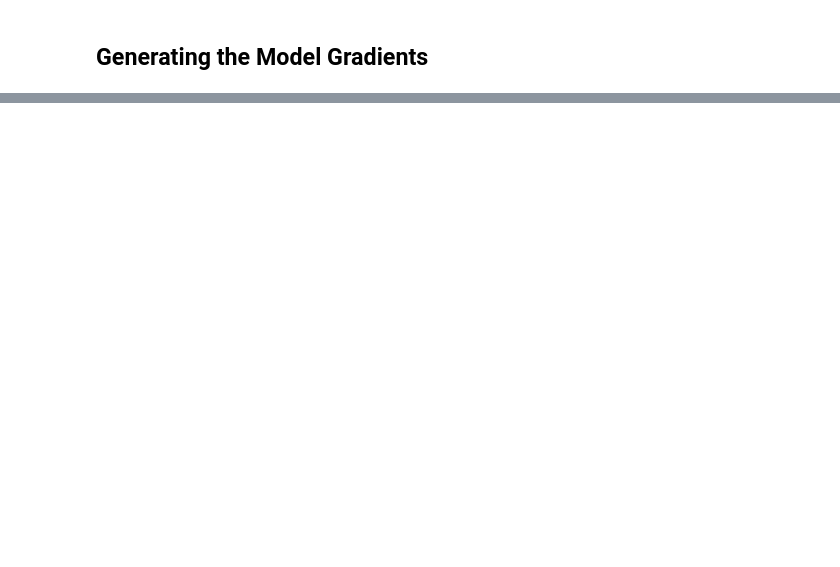
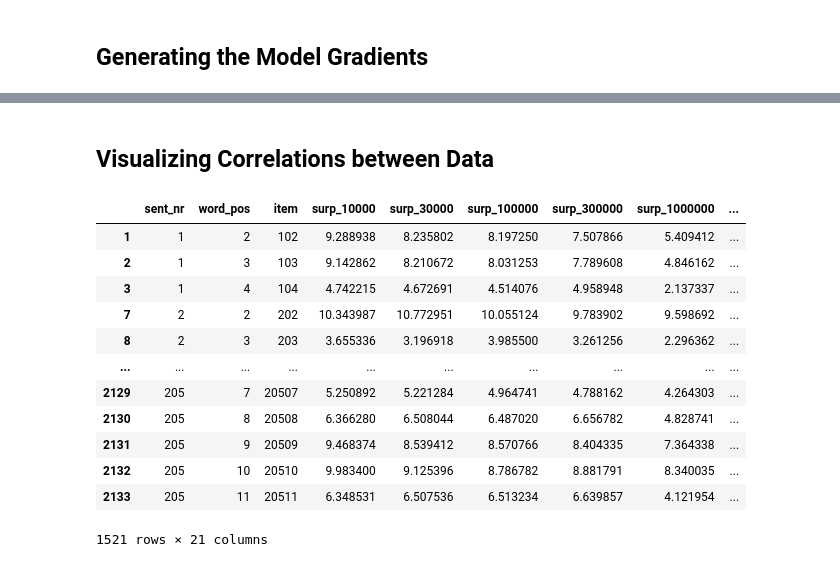
Before and after one commit to daanbrugmans/ru-computational-psycholinguistics-23-24, a Jupyter notebook: assignment-2/code/main.ipynb, the cells around one changed output, grey strips where cells are left out. Drawn from its saved outputs; the diff is of its cells as text; code cells hidden in the pictures; blank space fills up the shorter version.

Commit message:
WIP visualizing results

```diff
--- a/assignment-2/code/main.ipynb
+++ b/assignment-2/code/main.ipynb
@@ -123,0 +149,59 @@ KeyboardInterrupt:
+# %% [markdown]
+## Visualizing Correlations between Data
+# %%
+def draw_lineplot(x_axis_name: str, y_axis_name: str, df: pd.DataFrame, x_axis_label: str = None, y_axis_label: str = None, title: str = None) -> pd.DataFrame:
+    # Draw a linear regression plot, a scatter plot with a linear regression line on top of it
+    plt.figure()
+    plot = sns.lmplot(x=x_axis_name, y=y_axis_name, data=df, seed=3131, line_kws={"color": "C1"})
+
+    if (x_axis_label is not None) and (y_axis_label is not None):
+        plot.set_axis_labels(x_axis_label, y_axis_label)
+
+    if title is not None:
+        plt.title(title)
+
+    # Iterate over the data points in the plot
+    for _, facet_df in plot.facet_data():
+        # Remove missing values when calculating the linear regression
+        facet_df = facet_df.dropna(axis=0)
+
+        # Calculate slope, intercept, and correlation coefficient r of the linear regression shown in the plot
+        reg_slope, reg_intercept, r, _, _ = scipy.stats.linregress(
+            x=facet_df[x_axis_name],
+            y=facet_df[y_axis_name]
+        )
+
+        print(len(facet_df))
+
+        # Write the regression's formula onto the plot
+        max_x = facet_df[x_axis_name].max(axis=0)
+        max_y = facet_df[y_axis_name].max(axis=0)
+
+        plt.text(max_x * 0.8, max_y * 0.95, f"y = {round(reg_slope, 2)}x + {round(reg_intercept)}")
+        plt.text(max_x * 0.8, max_y * 0.90, f"r = {round(r, 3)}")
+
+    return reg_slope, reg_intercept, r
+
+# Merging the model stimuli dataframes
+model_stimuli_df = pd.merge(model_stimuli_surprisal_df, model_stimuli_gradient_df.iloc[:, 2:], on="item")
+
+# Removing sentence-initial word, sentence-final word, and period
+model_stimuli_df = model_stimuli_df[~(model_stimuli_df["word_pos"].shift(-1) == 1)] # NOTE: Remove periods
+model_stimuli_df = model_stimuli_df[~(model_stimuli_df["word_pos"].shift(-1) == 1)] # NOTE: Remove sentence-final words
+model_stimuli_df = model_stimuli_df[~(model_stimuli_df["word_pos"] == 1)] # NOTE: Remove sentence-initial words
+model_stimuli_df = model_stimuli_df.iloc[:-2, :] # NOTE: Remove period and sentence-final word of final sentence
+model_stimuli_df
+# %% [output]
+|  | sent_nr | word_pos | item | surp_10000 | surp_30000 | surp_100000 | surp_300000 | surp_1000000 | ... |
+| 1 | 1 | 2 | 102 | 9.288938 | 8.235802 | 8.197250 | 7.507866 | 5.409412 | ... |
+| 2 | 1 | 3 | 103 | 9.142862 | 8.210672 | 8.031253 | 7.789608 | 4.846162 | ... |
+| 3 | 1 | 4 | 104 | 4.742215 | 4.672691 | 4.514076 | 4.958948 | 2.137337 | ... |
+| 7 | 2 | 2 | 202 | 10.343987 | 10.772951 | 10.055124 | 9.783902 | 9.598692 | ... |
+| 8 | 2 | 3 | 203 | 3.655336 | 3.196918 | 3.985500 | 3.261256 | 2.296362 | ... |
+| ... | ... | ... | ... | ... | ... | ... | ... | ... | ... |
+| 2129 | 205 | 7 | 20507 | 5.250892 | 5.221284 | 4.964741 | 4.788162 | 4.264303 | ... |
+| 2130 | 205 | 8 | 20508 | 6.366280 | 6.508044 | 6.487020 | 6.656782 | 4.828741 | ... |
+| 2131 | 205 | 9 | 20509 | 9.468374 | 8.539412 | 8.570766 | 8.404335 | 7.364338 | ... |
+| 2132 | 205 | 10 | 20510 | 9.983400 | 9.125396 | 8.786782 | 8.881791 | 8.340035 | ... |
+| 2133 | 205 | 11 | 20511 | 6.348531 | 6.507536 | 6.513234 | 6.639857 | 4.121954 | ... |
+1521 rows × 21 columns
```
Also changed, not shown: parts of 7 cells of this notebook, 3 other files.
